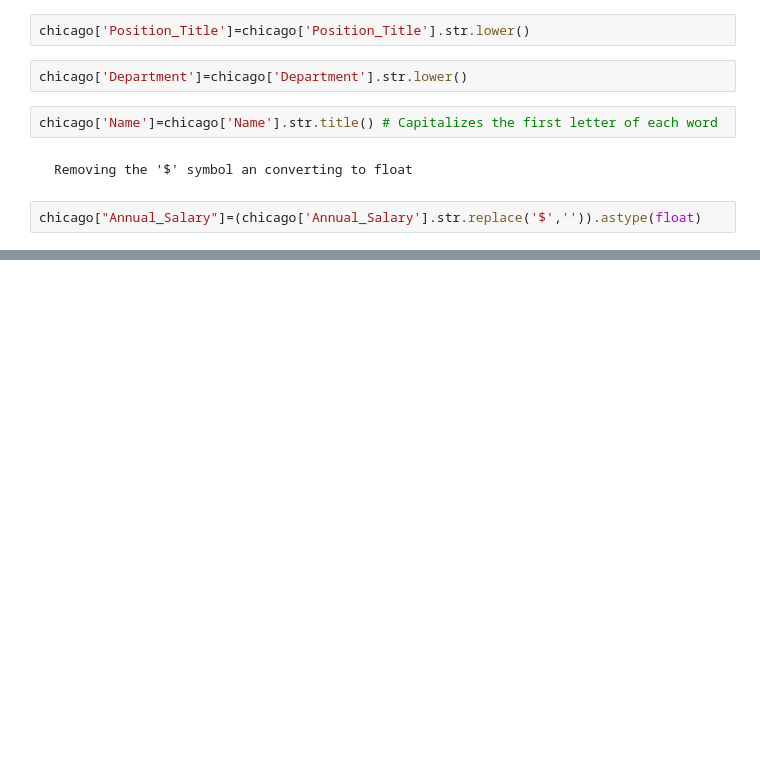
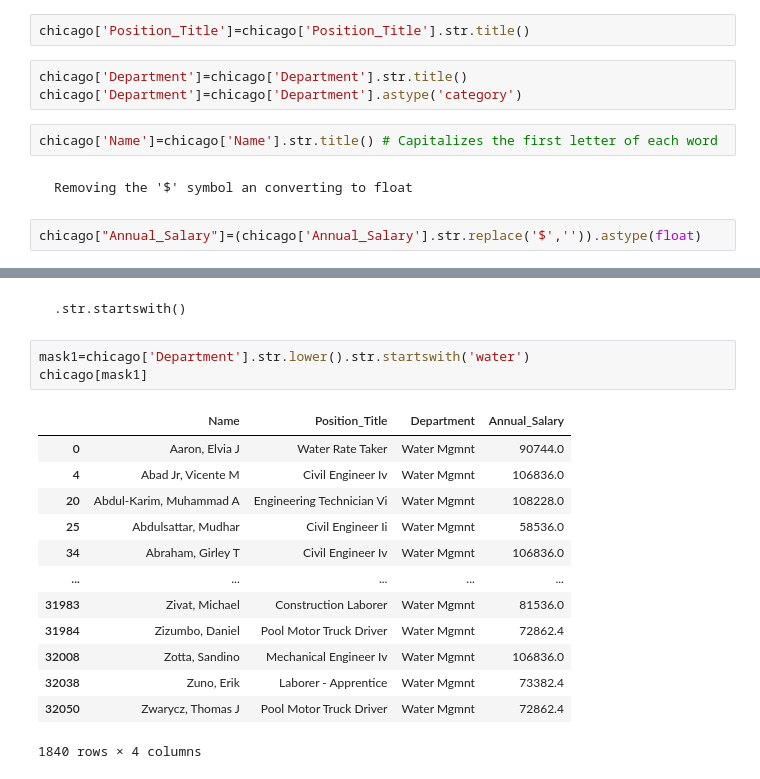
Before and after one commit to GiOvAnNa740/PythonNotebooks, a Jupyter notebook: Data_Analysis_with_Pandas_and_Python/_notes_2_TextData.ipynb, the cells around one changed output, grey strips where cells are left out. Cells and saved outputs as stored; diff of their text form; blank space fills up the shorter version.

```diff
--- a/Data_Analysis_with_Pandas_and_Python/_notes_2_TextData.ipynb
+++ b/Data_Analysis_with_Pandas_and_Python/_notes_2_TextData.ipynb
@@ -95,9 +92,10 @@ memory usage: 1.0+ MB
 # %% [markdown]
 In order to apply a string method to a Serie or df we need to call the 'str' method first
 # %%
-chicago['Position_Title']=chicago['Position_Title'].str.lower()
+chicago['Position_Title']=chicago['Position_Title'].str.title()
 # %%
-chicago['Department']=chicago['Department'].str.lower()
+chicago['Department']=chicago['Department'].str.title()
+chicago['Department']=chicago['Department'].astype('category')
 # %%
 chicago['Name']=chicago['Name'].str.title() # Capitalizes the first letter of each word
 # %% [markdown]
@@ -106,0 +149,19 @@ chicago["Annual_Salary"]=(chicago['Annual_Salary'].str.replace('$','')).astype(f
+# %% [markdown]
+    .str.startswith()
+# %%
+mask1=chicago['Department'].str.lower().str.startswith('water')
+chicago[mask1]
+# %% [output]
+|  | Name | Position_Title | Department | Annual_Salary |
+| 0 | Aaron, Elvia J | Water Rate Taker | Water Mgmnt | 90744.0 |
+| 4 | Abad Jr, Vicente M | Civil Engineer Iv | Water Mgmnt | 106836.0 |
+| 20 | Abdul-Karim, Muhammad A | Engineering Technician Vi | Water Mgmnt | 108228.0 |
+| 25 | Abdulsattar, Mudhar | Civil Engineer Ii | Water Mgmnt | 58536.0 |
+| 34 | Abraham, Girley T | Civil Engineer Iv | Water Mgmnt | 106836.0 |
+| ... | ... | ... | ... | ... |
+| 31983 | Zivat, Michael | Construction Laborer | Water Mgmnt | 81536.0 |
+| 31984 | Zizumbo, Daniel | Pool Motor Truck Driver | Water Mgmnt | 72862.4 |
+| 32008 | Zotta, Sandino | Mechanical Engineer Iv | Water Mgmnt | 106836.0 |
+| 32038 | Zuno, Erik | Laborer - Apprentice | Water Mgmnt | 73382.4 |
+| 32050 | Zwarycz, Thomas J | Pool Motor Truck Driver | Water Mgmnt | 72862.4 |
+1840 rows × 4 columns
```
Also changed, not shown: parts of 24 cells of this notebook, 1 other file.
